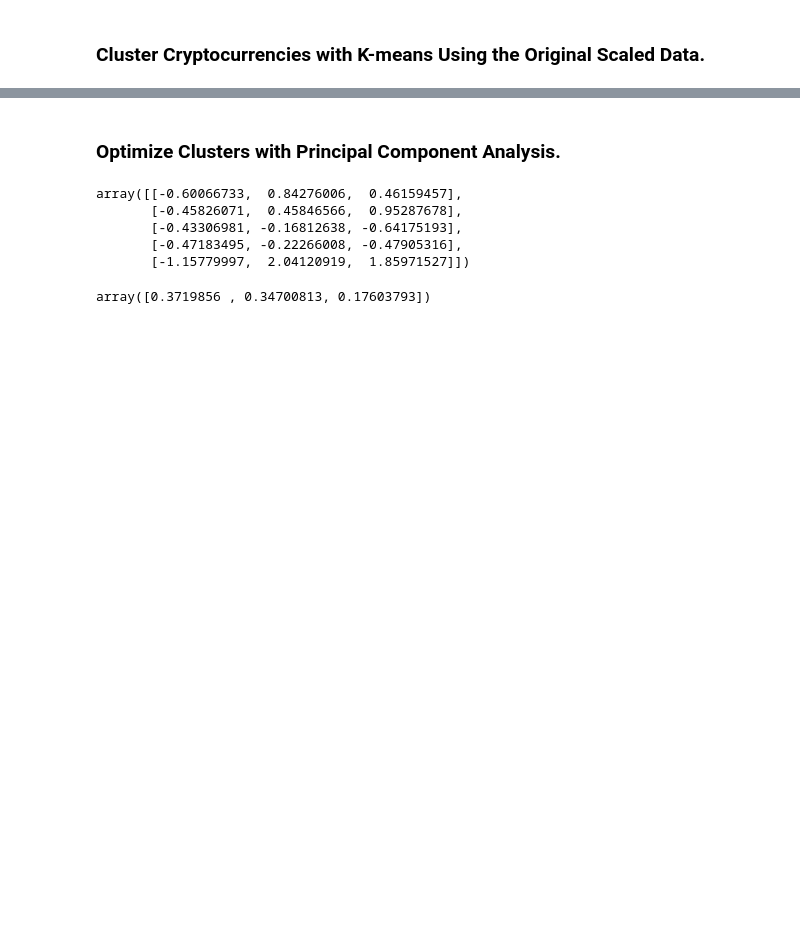
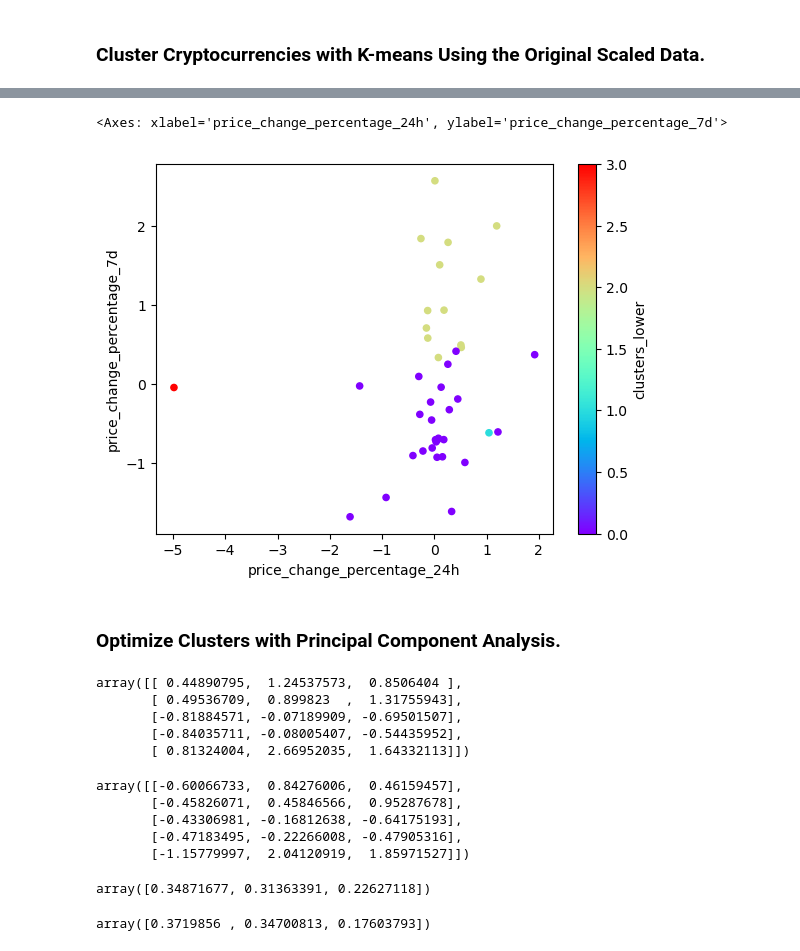
Before and after one commit to dshephali/Module11_CryptoClustering_Kmeans_PCA_Challenge, a Jupyter notebook: Crypto_Clustering.ipynb, the cells around one changed output, grey strips where cells are left out. Drawn from its saved outputs; the diff is of its cells as text; code cells hidden in the pictures; blank space fills up the shorter version.

```diff
--- a/Crypto_Clustering.ipynb
+++ b/Crypto_Clustering.ipynb
@@ -178,2 +200,5 @@ market_data_scaled_df.head()
 # %%
 # Create a copy of the DataFrame
+market_data_scaled_df_predictions = market_data_scaled_df.copy()
+# %%
+market_data_scaled_df_predictions['clusters_lower'] = k_lower
@@ -193,7 +228,15 @@ market_data_scaled_df.head()
 # %%
 # Create a scatter plot using Pandas plot by setting
 # `x="price_change_percentage_24h"` and `y="price_change_percentage_7d"`.
 # Use "rainbow" for the color to better visualize the data.
+market_data_scaled_df_predictions.plot.scatter(
+    x="price_change_percentage_24h",
+    y="price_change_percentage_7d",
+    c="clusters_lower",
+    colormap="rainbow")
+# %% [output]
+<Axes: xlabel='price_change_percentage_24h', ylabel='price_change_percentage_7d'>
+[figure, added]
 # %% [markdown]
 ### Optimize Clusters with Principal Component Analysis.
 # %%
@@ -201,3 +245,15 @@ market_data_scaled_df.head()
+# %%
+# Use the PCA model with `fit_transform` on the original scaled DataFrame to reduce to three principal components.
+market_data_pca = pca.fit_transform(market_data_scaled_df_predictions)
+
+# View the first five rows of the DataFrame.
+market_data_pca[:5]
+# %% [output]
+array([[ 0.44890795,  1.24537573,  0.8506404 ],
+       [ 0.49536709,  0.899823  ,  1.31755943],
+       [-0.81884571, -0.07189909, -0.69501507],
+       [-0.84035711, -0.08005407, -0.54435952],
+       [ 0.81324004,  2.66952035,  1.64332113]])
 # %%
 # Use the PCA model with `fit_transform` on the original scaled DataFrame to reduce to three principal components.
 
@@ -209,6 +265,12 @@ array([[-0.60066733,  0.84276006,  0.46159457],
        [-0.43306981, -0.16812638, -0.64175193],
        [-0.47183495, -0.22266008, -0.47905316],
        [-1.15779997,  2.04120919,  1.85971527]])
+# %%
+# Retrieve the explained variance to determine how much information  can be attributed to each principal component.
+explained_variance = pca.explained_variance_ratio_
+explained_variance
+# %% [output]
+array([0.34871677, 0.31363391, 0.22627118])
 # %%
 # Retrieve the explained variance to determine how much information  can be attributed to each principal component.
 # %% [output]
```
Also changed, not shown: parts of 24 cells of this notebook.
